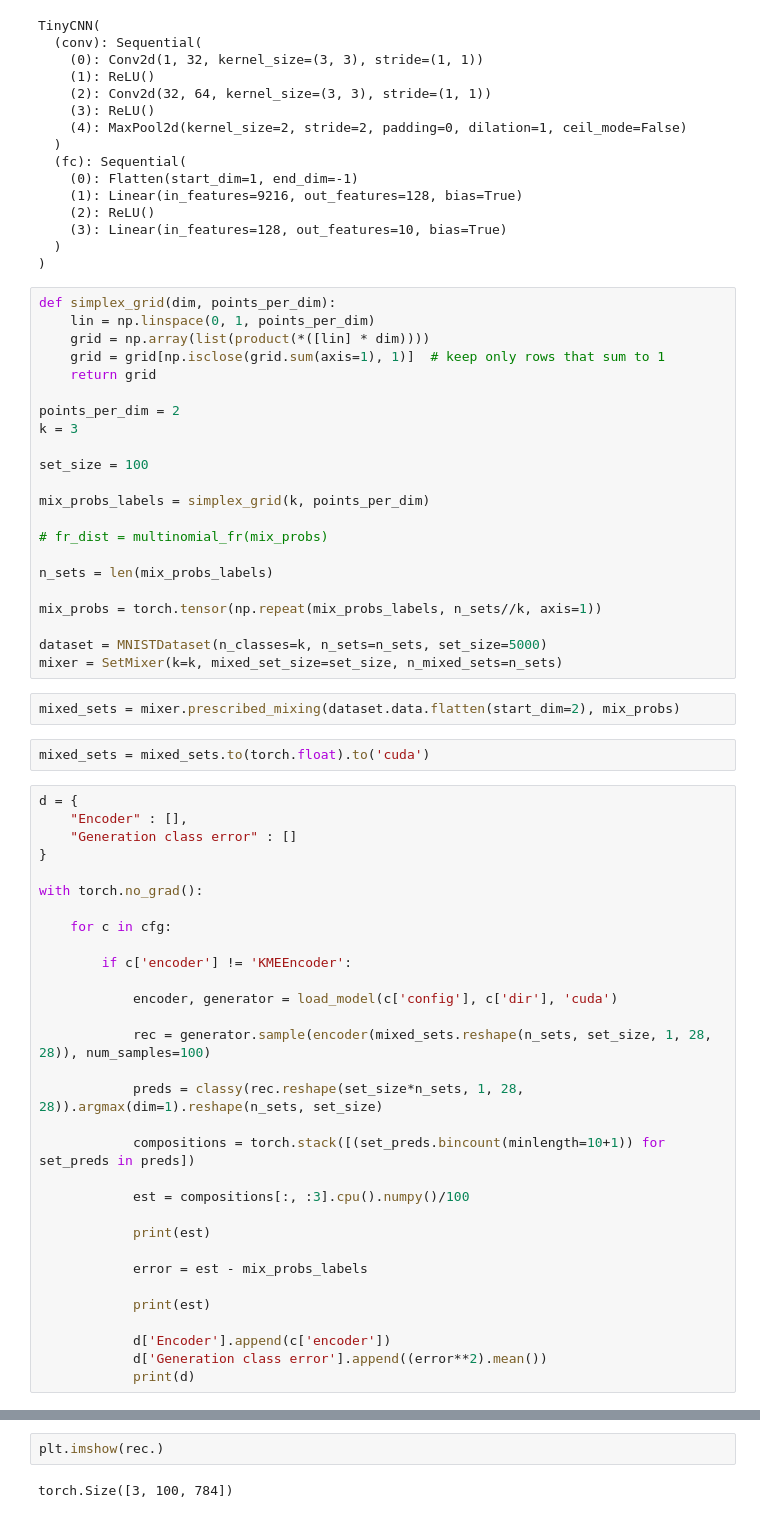
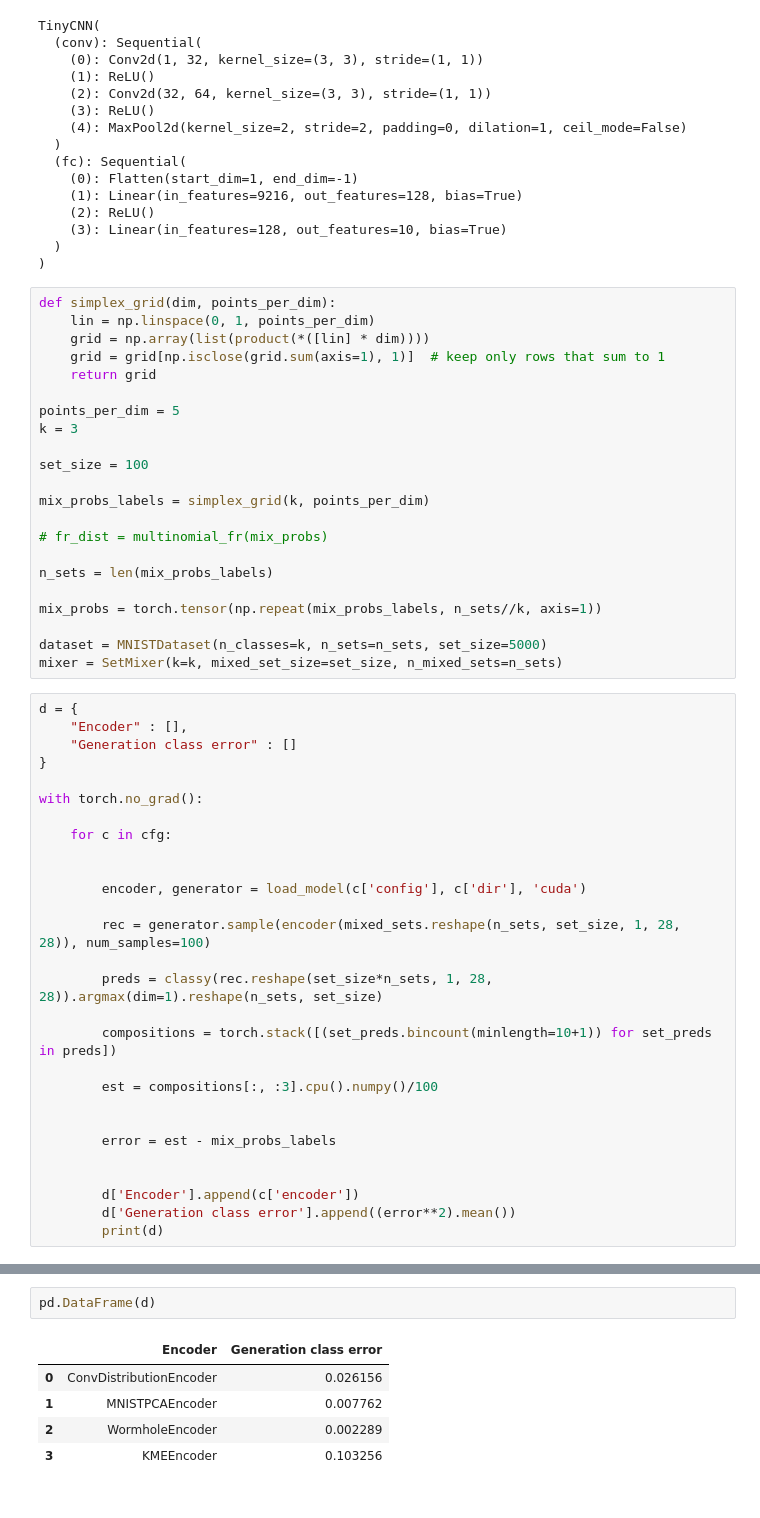
Before and after one commit to njwfish/DistributionEmbeddings, a Jupyter notebook: notebooks/mnist_multinomial.ipynb, the cells around one changed output, grey strips where cells are left out. Saved outputs shown, nothing was run; the diff lists cells and outputs as text.

```diff
--- a/notebooks/mnist_multinomial.ipynb
+++ b/notebooks/mnist_multinomial.ipynb
@@ -77,7 +70,7 @@ def simplex_grid(dim, points_per_dim):
     grid = grid[np.isclose(grid.sum(axis=1), 1)]  # keep only rows that sum to 1
     return grid
 
-points_per_dim = 2
+points_per_dim = 5
 k = 3
 
 set_size = 100
@@ -92,10 +85,6 @@ mix_probs = torch.tensor(np.repeat(mix_probs_labels, n_sets//k, axis=1))
 
 dataset = MNISTDataset(n_classes=k, n_sets=n_sets, set_size=5000)
 mixer = SetMixer(k=k, mixed_set_size=set_size, n_mixed_sets=n_sets)
-# %%
-mixed_sets = mixer.prescribed_mixing(dataset.data.flatten(start_dim=2), mix_probs)
-# %%
-mixed_sets = mixed_sets.to(torch.float).to('cuda')
 # %%
 d = {
     "Encoder" : [],
@@ -106,25 +95,22 @@ with torch.no_grad():
 
     for c in cfg:
 
-        if c['encoder'] != 'KMEEncoder':
 
-            encoder, generator = load_model(c['config'], c['dir'], 'cuda')
+        encoder, generator = load_model(c['config'], c['dir'], 'cuda')
 
-            rec = generator.sample(encoder(mixed_sets.reshape(n_sets, set_size, 1, 28, 28)), num_samples=100)
+        rec = generator.sample(encoder(mixed_sets.reshape(n_sets, set_size, 1, 28, 28)), num_samples=100)
 
-            preds = classy(rec.reshape(set_size*n_sets, 1, 28, 28)).argmax(dim=1).reshape(n_sets, set_size)
+        preds = classy(rec.reshape(set_size*n_sets, 1, 28, 28)).argmax(dim=1).reshape(n_sets, set_size)
 
-            compositions = torch.stack([(set_preds.bincount(minlength=10+1)) for set_preds in preds])
+        compositions = torch.stack([(set_preds.bincount(minlength=10+1)) for set_preds in preds])
 
-            est = compositions[:, :3].cpu().numpy()/100
+        est = compositions[:, :3].cpu().numpy()/100
 
-            print(est)
 
-            error = est - mix_probs_labels
+        error = est - mix_probs_labels
 
-            print(est)
 
-            d['Encoder'].append(c['encoder'])
-            d['Generation class error'].append((error**2).mean())
-            print(d)
+        d['Encoder'].append(c['encoder'])
+        d['Generation class error'].append((error**2).mean())
+        print(d)
 # %% [output]
@@ -160,4 +122,8 @@ plt.imshow(rec.reshape(set_size*n_sets, 28, 28)[0].cpu())
-# %%
-plt.imshow(rec.)
-# %% [output]
-torch.Size([3, 100, 784])
+# %%
+pd.DataFrame(d)
+# %% [output]
+|  | Encoder | Generation class error |
+| 0 | ConvDistributionEncoder | 0.026156 |
+| 1 | MNISTPCAEncoder | 0.007762 |
+| 2 | WormholeEncoder | 0.002289 |
+| 3 | KMEEncoder | 0.103256 |
```
Also changed, not shown: parts of 9 cells of this notebook, 16 other files.
